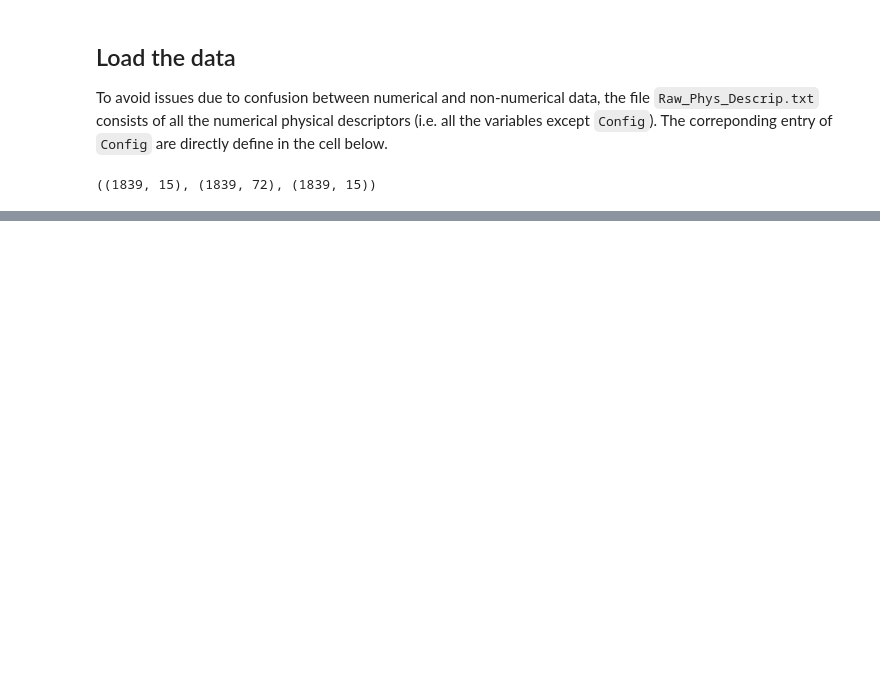
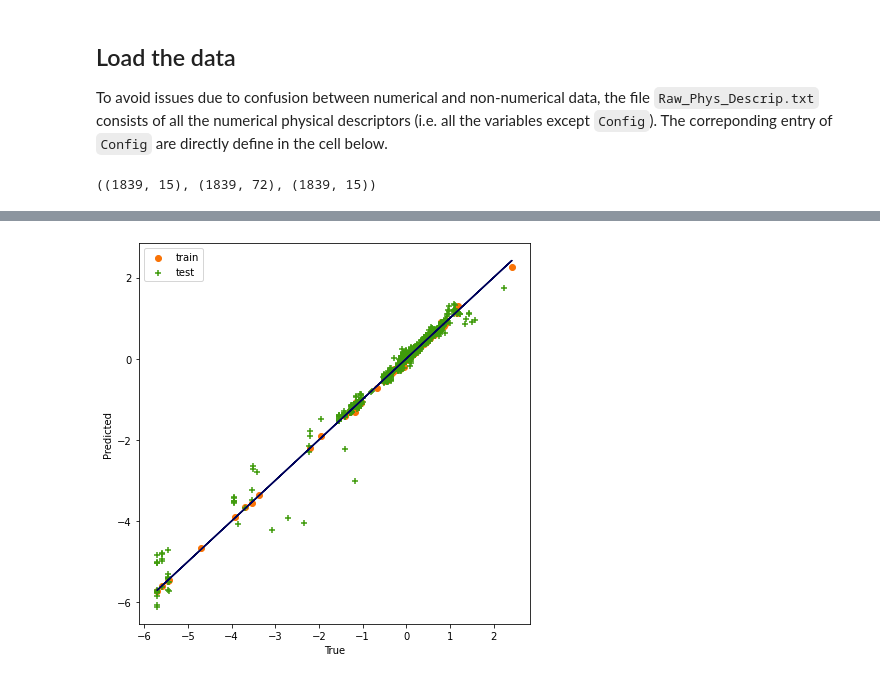
Before and after one commit to Haoyu6iu/Nano, a Jupyter notebook: Pred.ipynb, the cells around one changed output, grey strips where cells are left out. Cells and saved outputs as stored; diff of their text form; code cells hidden in the pictures; blank space fills up the shorter version.

```diff
--- a/Pred.ipynb
+++ b/Pred.ipynb
@@ -51,0 +100,16 @@ PhyD.shape, Cl_XYZ.shape, FingerPrints.shape
+# %%
+pred_test = ANN_1.predict(X_test)
+pred_train = ANN_1.predict(X_train)
+
+plt.figure(figsize=(7, 7))
+
+plt.scatter(y_train, pred_train, marker="o",color='#f97306',label='train')
+plt.scatter(y_test, pred_test, marker="+",color='#3f9b0b',label='test')
+plt.legend(loc='upper left')
+plt.plot(y_train, y_train,color='#00035b')
+plt.xlabel('True')
+plt.ylabel('Predicted')
+
+plt.show()
+# %% [output]
+[figure, added]
```
Also changed, not shown: parts of 8 cells of this notebook.
